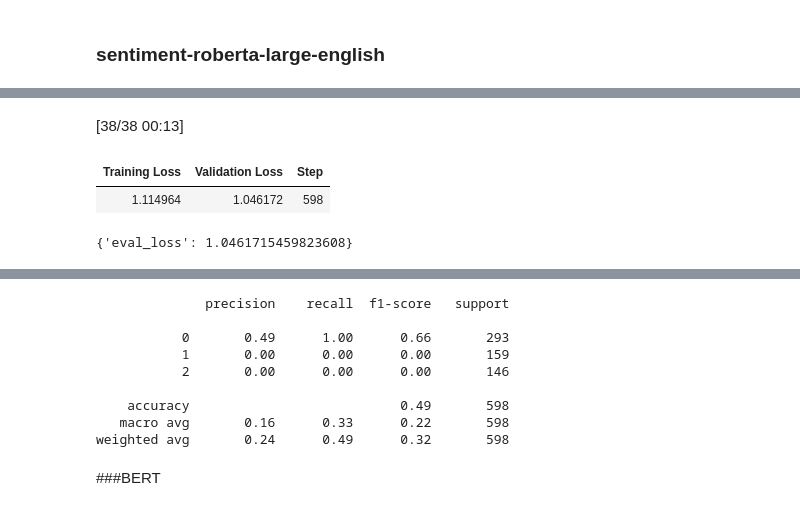
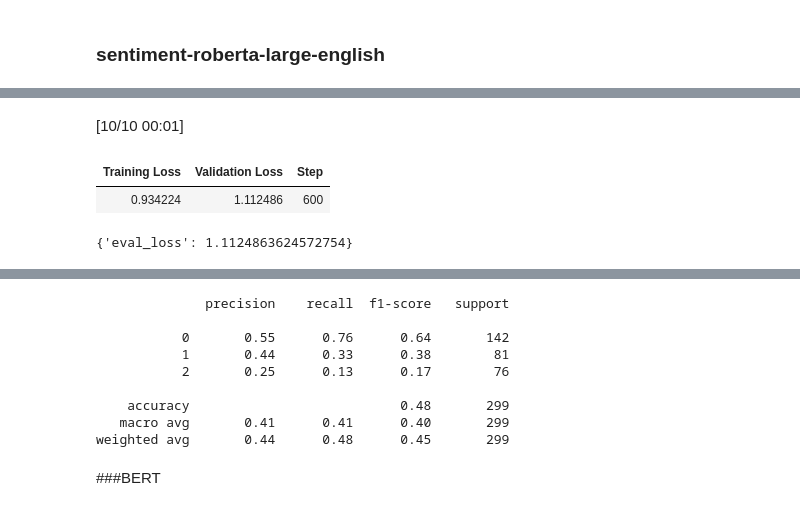
Before and after one commit to Sayak-coder/HateSpeech-detection, a Jupyter notebook: Subtask_(B)_Hate_Speech_Classification.ipynb, the cells around one changed output, grey strips where cells are left out. Cells and saved outputs as stored; diff of their text form; code cells hidden in the pictures.

```diff
--- a/Subtask_(B)_Hate_Speech_Classification.ipynb
+++ b/Subtask_(B)_Hate_Speech_Classification.ipynb
@@ -53,6 +53,7 @@ X = list(df['yt_comment'])
 y = df['hate_speech'].map({'no':0, 'yes_explicit':1, 'yes_implicit':2}).tolist()
 # %%
 X_train,X_test,y_train,y_test = train_test_split(X,y,test_size=0.2,random_state=45)
+X_val,X_test,y_val,y_test = train_test_split(X_test,y_test,test_size=0.5,random_state=45)
 # %%
 !pip install transformers
 # %% [output]
@@ -82,6 +83,7 @@ MODEL = f"siebert/sentiment-roberta-large-english"
 tokenizer = AutoTokenizer.from_pretrained(MODEL)
 # %%
 train_encodings = tokenizer(X_train, truncation= True, padding=True, max_length=128)
+val_encodings = tokenizer(X_val, truncation= True, padding=True, max_length=128)
 test_encodings = tokenizer(X_test, truncation= True, padding=True, max_length=128)
 # %%
 import torch
@@ -100,18 +102,21 @@ class TextDataset(torch.utils.data.Dataset):
         return len(self.labels)
 
 train_dataset = TextDataset(train_encodings, y_train)
+val_dataset = TextDataset(val_encodings, y_val)
 test_dataset = TextDataset(test_encodings, y_test)
 # %%
 from transformers import TrainingArguments
 
 training_args = TrainingArguments(
     output_dir="./results",
-    num_train_epochs=2,
-    per_device_train_batch_size=8,
-    per_device_eval_batch_size=16,
+    num_train_epochs=4,
+    per_device_train_batch_size=16,
+    per_device_eval_batch_size=32,
     warmup_steps=60,
     weight_decay=0.01,
-    logging_steps=10
+    learning_rate=2e-5,
+    logging_steps=10,
+    max_grad_norm=1.0
 )
 # %%
 from transformers import AutoModelForSequenceClassification, Trainer
@@ -165,10 +159,10 @@ TrainOutput(global_step=598, training_loss=1.0796057468273967, metrics={'train_r
 # %%
-trainer_RoBERTa.evaluate(test_dataset)
+trainer_RoBERTa.evaluate(val_dataset)
 # %% [output]
-[38/38 00:13]
+[10/10 00:01]
 | Training Loss | Validation Loss | Step |
-| 1.114964 | 1.046172 | 598 |
+| 0.934224 | 1.112486 | 600 |
-{'eval_loss': 1.0461715459823608}
+{'eval_loss': 1.1124863624572754}
 # %%
 y_pred = np.argmax(trainer_RoBERTa.predict(test_dataset).predictions, axis=-1)
 # %% [output]
@@ -178,13 +172,13 @@ print(classification_report(y_test,y_pred))
 # %% [output]
               precision    recall  f1-score   support
 
-           0       0.49      1.00      0.66       293
-           1       0.00      0.00      0.00       159
-           2       0.00      0.00      0.00       146
+           0       0.55      0.76      0.64       142
+           1       0.44      0.33      0.38        81
+           2       0.25      0.13      0.17        76
 
-    accuracy                           0.49       598
-   macro avg       0.16      0.33      0.22       598
-weighted avg       0.24      0.49      0.32       598
+    accuracy                           0.48       299
+   macro avg       0.41      0.41      0.40       299
+weighted avg       0.44      0.48      0.45       299
 # %% [markdown]
 ###BERT
 # %%
```
Also changed, not shown: parts of 27 cells of this notebook.
